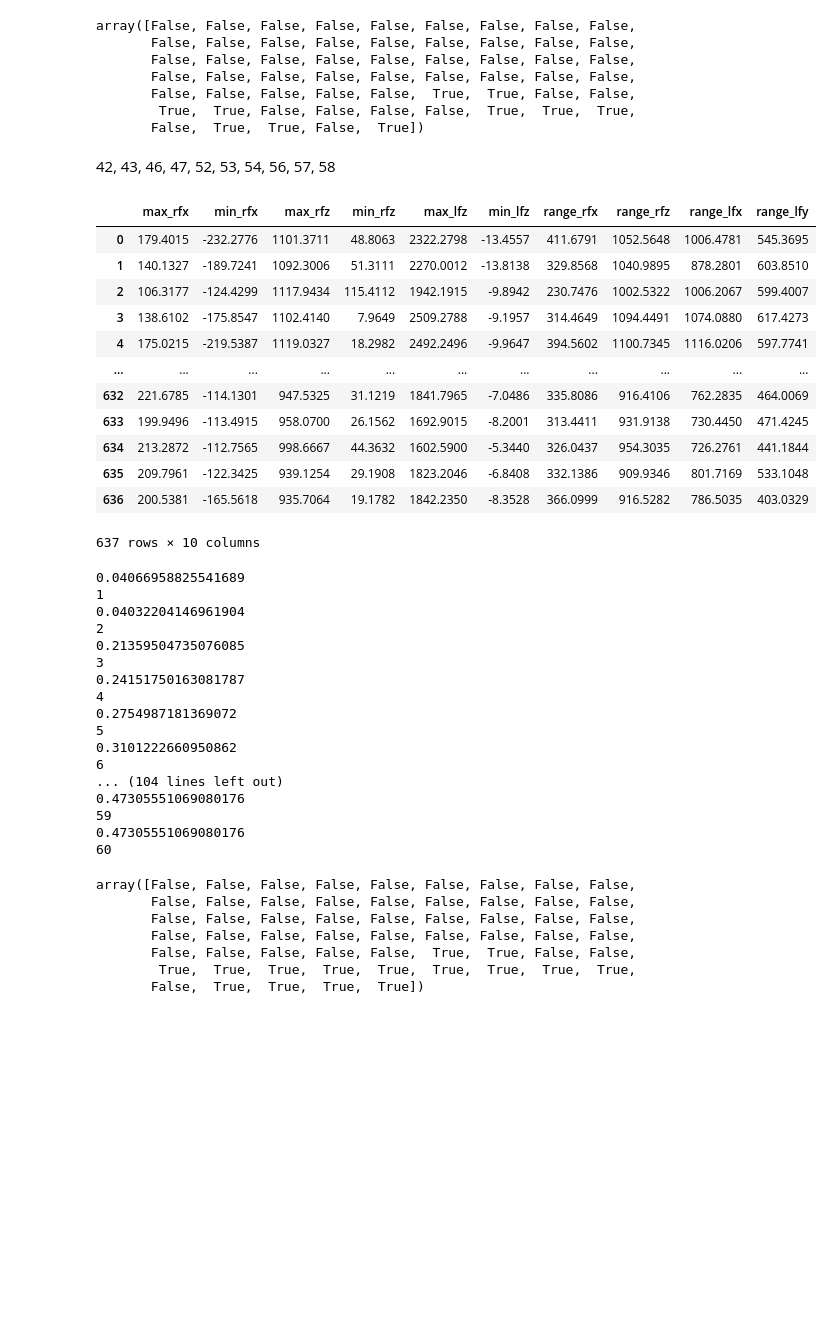
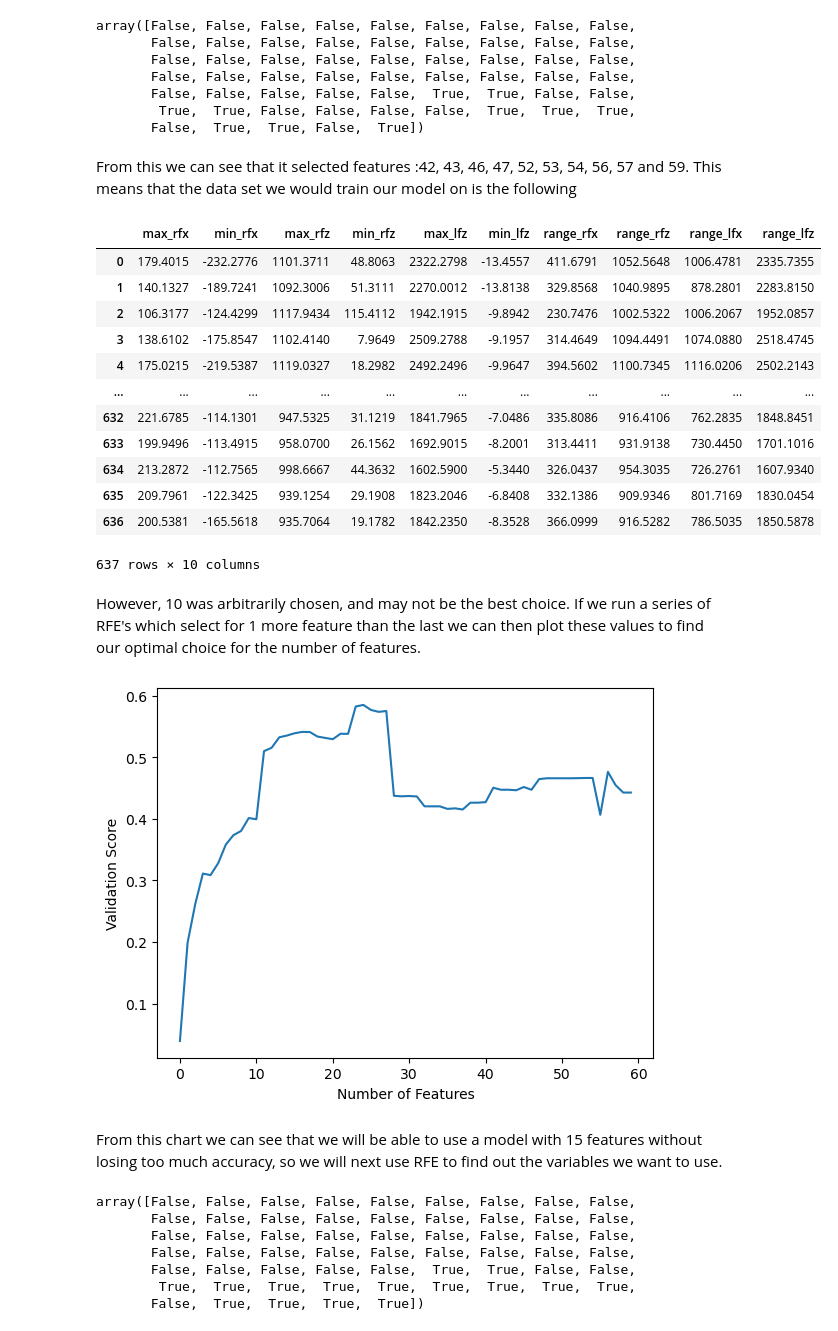
Before and after one commit to CeceZiegler1/ML_Final_Proj, a Jupyter notebook: RFE.ipynb, the cells around one changed output. Drawn from its saved outputs; the diff is of its cells as text; code cells hidden in the pictures; blank space fills up the shorter version.

```diff
--- a/RFE.ipynb
+++ b/RFE.ipynb
@@ -2,12 +2,10 @@
 from sklearn.linear_model import LinearRegression
 from sklearn.feature_selection import RFE
 from sklearn.model_selection import train_test_split
-
-
-
 import pandas as pd
-
-data = pd.read_csv("biomechanics_dataset_v1.csv")
+import numpy as np
+data = pd.read_csv("/Users/samehrsam/ML_Final_Proj/biomechanics_dataset_v1.csv")
+np.random.seed(12345)
 # %%
 X = data.iloc[:,1:60]
 y = data.iloc[:, 60]
@@ -29,47 +30,51 @@ array([False, False, False, False, False, False, False, False, False,
         True,  True, False, False, False, False,  True,  True,  True,
        False,  True,  True, False,  True])
 # %% [markdown]
-42, 43, 46, 47, 52, 53, 54, 56, 57, 58
+From this we can see that it selected features :42, 43, 46, 47, 52, 53, 54, 56, 57 and 59. This means that the data set we would train our model on is the following
 # %%
-data.iloc[:,[42,43,46,47,52,53,54,56,57,58]]
+data.iloc[:,[42,43,46,47,52,53,54,56,57,59]]
 # %% [output]
-|  | max_rfx | min_rfx | max_rfz | min_rfz | max_lfz | min_lfz | range_rfx | range_rfz | range_lfx | range_lfy |
-| 0 | 179.4015 | -232.2776 | 1101.3711 | 48.8063 | 2322.2798 | -13.4557 | 411.6791 | 1052.5648 | 1006.4781 | 545.3695 |
-| 1 | 140.1327 | -189.7241 | 1092.3006 | 51.3111 | 2270.0012 | -13.8138 | 329.8568 | 1040.9895 | 878.2801 | 603.8510 |
-| 2 | 106.3177 | -124.4299 | 1117.9434 | 115.4112 | 1942.1915 | -9.8942 | 230.7476 | 1002.5322 | 1006.2067 | 599.4007 |
-| 3 | 138.6102 | -175.8547 | 1102.4140 | 7.9649 | 2509.2788 | -9.1957 | 314.4649 | 1094.4491 | 1074.0880 | 617.4273 |
-| 4 | 175.0215 | -219.5387 | 1119.0327 | 18.2982 | 2492.2496 | -9.9647 | 394.5602 | 1100.7345 | 1116.0206 | 597.7741 |
+|  | max_rfx | min_rfx | max_rfz | min_rfz | max_lfz | min_lfz | range_rfx | range_rfz | range_lfx | range_lfz |
+| 0 | 179.4015 | -232.2776 | 1101.3711 | 48.8063 | 2322.2798 | -13.4557 | 411.6791 | 1052.5648 | 1006.4781 | 2335.7355 |
+| 1 | 140.1327 | -189.7241 | 1092.3006 | 51.3111 | 2270.0012 | -13.8138 | 329.8568 | 1040.9895 | 878.2801 | 2283.8150 |
+| 2 | 106.3177 | -124.4299 | 1117.9434 | 115.4112 | 1942.1915 | -9.8942 | 230.7476 | 1002.5322 | 1006.2067 | 1952.0857 |
+| 3 | 138.6102 | -175.8547 | 1102.4140 | 7.9649 | 2509.2788 | -9.1957 | 314.4649 | 1094.4491 | 1074.0880 | 2518.4745 |
+| 4 | 175.0215 | -219.5387 | 1119.0327 | 18.2982 | 2492.2496 | -9.9647 | 394.5602 | 1100.7345 | 1116.0206 | 2502.2143 |
 | ... | ... | ... | ... | ... | ... | ... | ... | ... | ... | ... |
-| 632 | 221.6785 | -114.1301 | 947.5325 | 31.1219 | 1841.7965 | -7.0486 | 335.8086 | 916.4106 | 762.2835 | 464.0069 |
-| 633 | 199.9496 | -113.4915 | 958.0700 | 26.1562 | 1692.9015 | -8.2001 | 313.4411 | 931.9138 | 730.4450 | 471.4245 |
-| 634 | 213.2872 | -112.7565 | 998.6667 | 44.3632 | 1602.5900 | -5.3440 | 326.0437 | 954.3035 | 726.2761 | 441.1844 |
-| 635 | 209.7961 | -122.3425 | 939.1254 | 29.1908 | 1823.2046 | -6.8408 | 332.1386 | 909.9346 | 801.7169 | 533.1048 |
-| 636 | 200.5381 | -165.5618 | 935.7064 | 19.1782 | 1842.2350 | -8.3528 | 366.0999 | 916.5282 | 786.5035 | 403.0329 |
+| 632 | 221.6785 | -114.1301 | 947.5325 | 31.1219 | 1841.7965 | -7.0486 | 335.8086 | 916.4106 | 762.2835 | 1848.8451 |
+| 633 | 199.9496 | -113.4915 | 958.0700 | 26.1562 | 1692.9015 | -8.2001 | 313.4411 | 931.9138 | 730.4450 | 1701.1016 |
+| 634 | 213.2872 | -112.7565 | 998.6667 | 44.3632 | 1602.5900 | -5.3440 | 326.0437 | 954.3035 | 726.2761 | 1607.9340 |
+| 635 | 209.7961 | -122.3425 | 939.1254 | 29.1908 | 1823.2046 | -6.8408 | 332.1386 | 909.9346 | 801.7169 | 1830.0454 |
+| 636 | 200.5381 | -165.5618 | 935.7064 | 19.1782 | 1842.2350 | -8.3528 | 366.0999 | 916.5282 | 786.5035 | 1850.5878 |
 637 rows × 10 columns
+# %% [markdown]
+However, 10 was arbitrarily chosen, and may not be the best choice. If we run a series of RFE's which select for 1 more feature than the last we can then plot these values to find our optimal choice for the number of features.
 # %%
+
+scores = []
+
 for x in range(60):
     estm = RFE(model, n_features_to_select = x+1, step = 1)
     estm.fit(x_train,y_train)
-    print (estm.score(x_test,y_test))
-    print (x+1)
+    scores.append(estm.score(x_test,y_test))
-# %% [output]
-0.04066958825541689
-1
-0.04032204146961904
-2
-0.21359504735076085
-3
-0.24151750163081787
-4
-0.2754987181369072
-5
-0.3101222660950862
-6
-... (104 lines left out)
-0.47305551069080176
-59
-0.47305551069080176
-60
+# %%
+import matplotlib.pyplot as plt
+
+# define data values
+x_val= []
+
+for j in range (60):
+    x_val.append(j)
+
+
+plt.plot(x_val, scores)  # Plot the chart
+plt.xlabel("Number of Features")
+plt.ylabel("Validation Score")
+plt.show()
+# %% [output]
+[figure, added]
+# %% [markdown]
+From this chart we can see that we will be able to use a model with 15 features without losing too much accuracy, so we will next use RFE to find out the variables we want to use.
 # %%
 feat_select = RFE(model, n_features_to_select = 15, step = 1)
 feat_select.fit(X,y)
```
Also changed, not shown: parts of 3 cells of this notebook.
